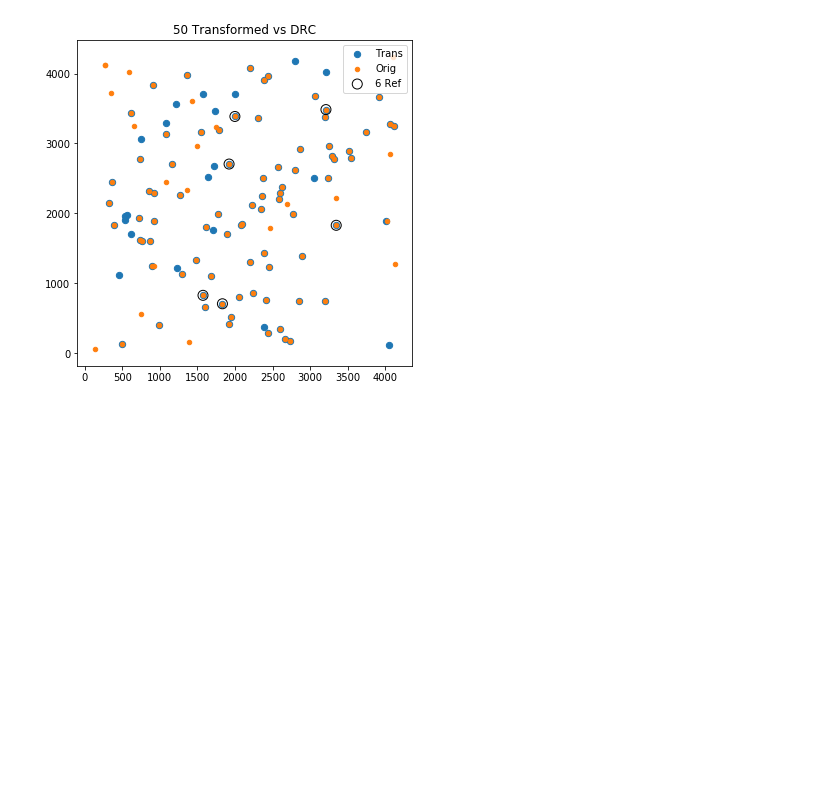
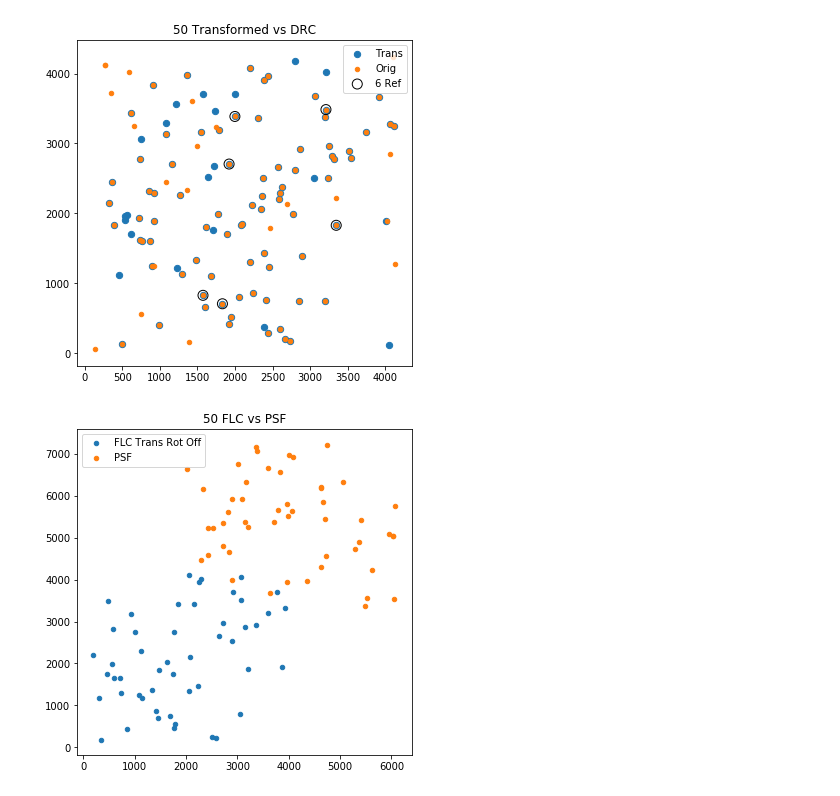
Before and after one commit to hrichstein/photRun0520, a Jupyter notebook: ditherMatching1000.ipynb, the cells around one changed output. Drawn from its saved outputs; the diff is of its cells as text; code cells hidden in the pictures; blank space fills up the shorter version.

```diff
--- a/ditherMatching1000.ipynb
+++ b/ditherMatching1000.ipynb
@@ -394,3 +399,8 @@ plt.show()
 # Need to match with DRC
 # %% [output]
 [figure]
+# %%
+trans = np.genfromtxt(dire+'jdan21l8q_HOROLOGIUM-I_F814W_3105FLCtr2PSF.dat')
+# %%
+dir1='/Volumes/Spare Data/Hannah_Data/mattia/rephotometryquestion/'
+psf_file = np.genfromtxt(dir1 + 'HOROLOGIUM_CF.1.TOSEND.CAT')
@@ -396,0 +412,21 @@ plt.show()
+# %%
+psf_g = psf_file[psf_file[:,m814c]>10]
+
+psf_idx = np.argsort(psf_g[:,m814c])[:1000]
+psf_1000 = psf_g[psf_idx]
+# %%
+fig,ax = plt.subplots(figsize=(6,6))
+
+ax.scatter(trans[:,0][:50],trans[:,1][:50],label='FLC Trans Rot Off',s=20)
+# ax.scatter(transRotDRC[:,0][:50],transRotDRC[:,1][:50],s=40,label='Trans DRC')
+ax.scatter(psf_1000[:,0][:50],psf_1000[:,1][:50],s=20,label='PSF')
+# ax.scatter(xd,yd,s=100,marker='o',facecolor='None',\
+#            edgecolor='black',label='6 Ref')
+
+ax.set_title('50 FLC vs PSF')
+ax.legend()
+plt.show()
+
+# Need to match with DRC
+# %% [output]
+[figure, added]
```
Also changed, not shown: parts of 17 cells of this notebook, 1 other file.
